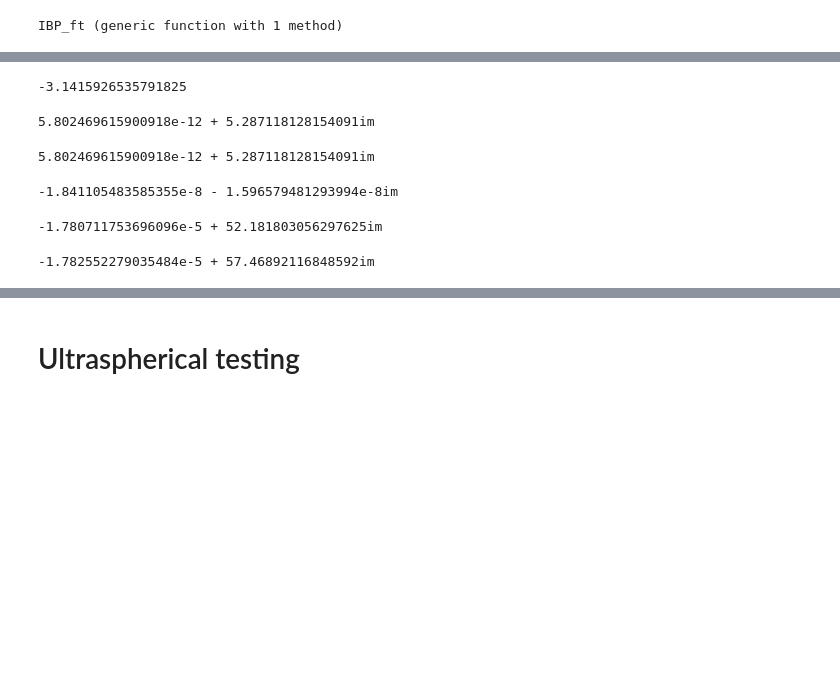
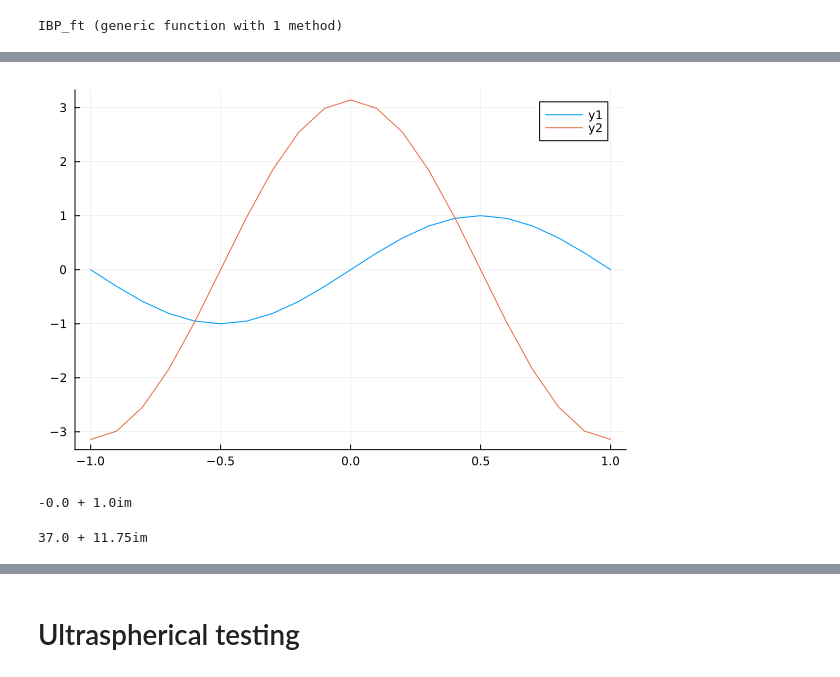
Before and after one commit to WietseVaes/NUTM-timestep, a Jupyter notebook: Code/Old tests.ipynb, the cells around one changed output, grey strips where cells are left out. Drawn from its saved outputs; the diff is of its cells as text; code cells hidden in the pictures; blank space fills up the shorter version.

```diff
--- a/Code/Old tests.ipynb
+++ b/Code/Old tests.ipynb
@@ -43,17 +39,16 @@ plot!(kk,imag.(f_ft.(kk)))
 # %%
 plot(-1:.1:1,f.(-1:.1:1))
 Df = Diff(f)
 plot!(-1:.1:1,Df.(-1:.1:1))
-Df(1)
 # %% [output]
--3.1415926535791825
+[figure, added]
+# %%
+(-1. .* 1im)^(-1)
+# %% [output]
+-0.0 + 1.0im
 # %%
-ff_ft = k -> IBP_ft(f,k,3)
+ff_ft = k -> IBP_ft(f,k,10)
 ff_ft(1)
 # %% [output]
-5.802469615900918e-12 + 5.287118128154091im
+37.0 + 11.75im
-5.802469615900918e-12 + 5.287118128154091im
--1.841105483585355e-8 - 1.596579481293994e-8im
--1.780711753696096e-5 + 52.181803056297625im
--1.782552279035484e-5 + 57.46892116848592im
 # %%
```
Also changed, not shown: parts of 5 cells of this notebook, 2 other files.
